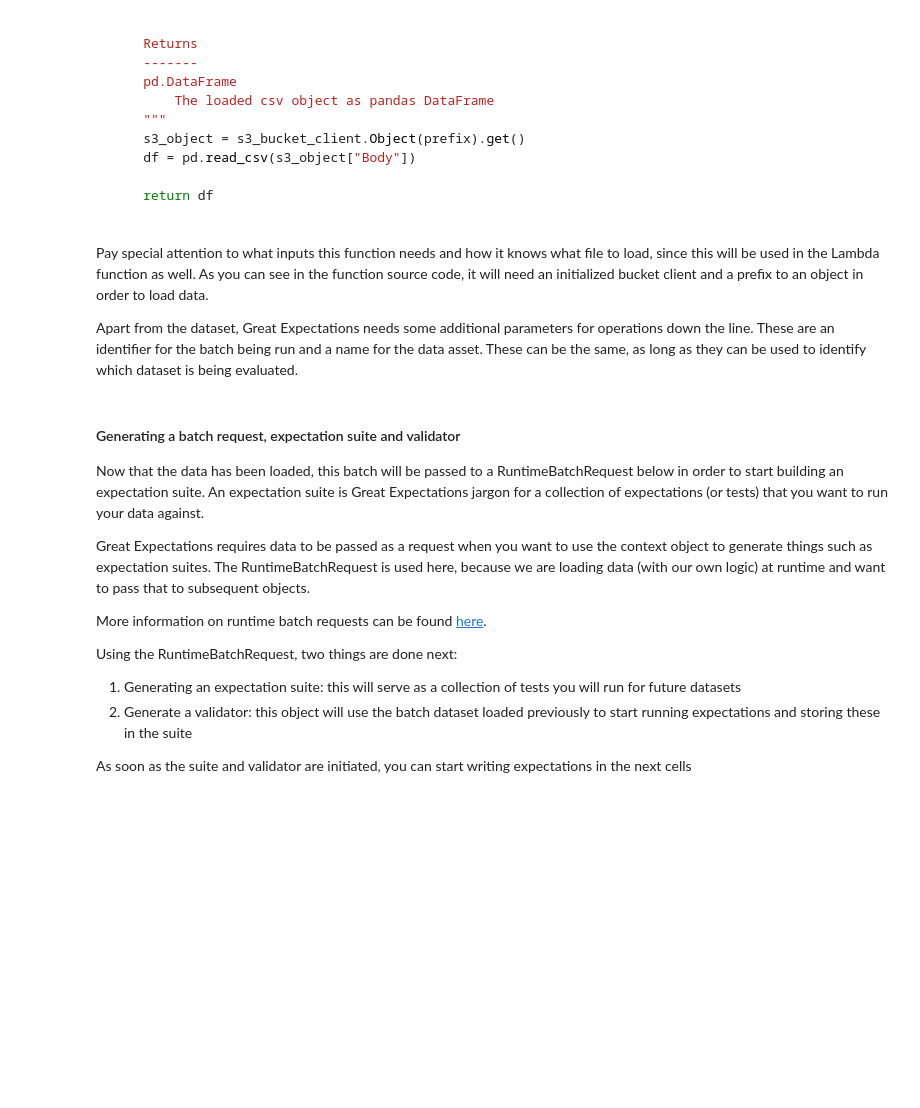
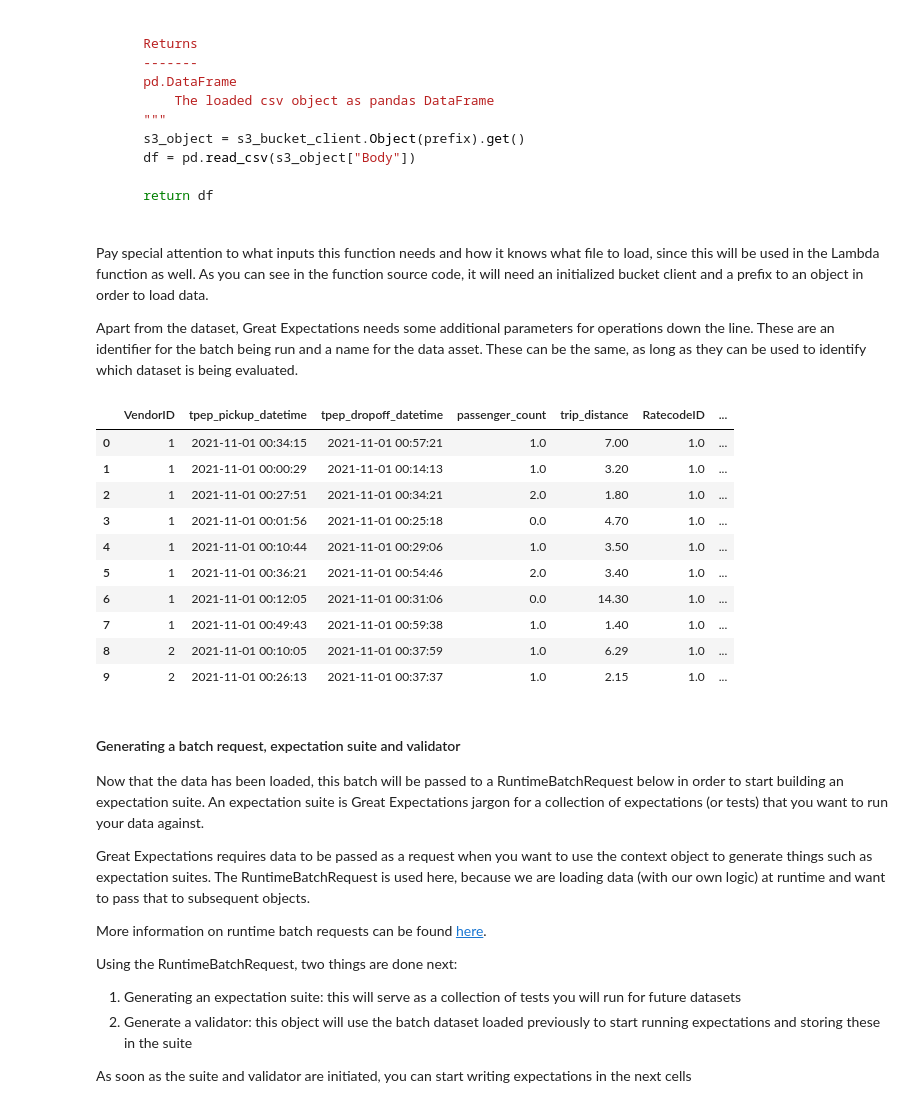
Before and after one commit to jschra/grater_expectations, a Jupyter notebook: bootstrap_files/Azure/tutorial_files/tutorial_notebook.ipynb, the cells around one changed output. Cells and saved outputs as stored; diff of their text form; code cells hidden in the pictures; blank space fills up the shorter version.

```diff
--- a/bootstrap_files/Azure/tutorial_files/tutorial_notebook.ipynb
+++ b/bootstrap_files/Azure/tutorial_files/tutorial_notebook.ipynb
@@ -259,19 +259,37 @@ Pay special attention to what inputs this function needs and how it knows what f
 
 Apart from the dataset, Great Expectations needs some additional parameters for operations down the line. These are an identifier for the batch being run and a name for the data asset. These can be the same, as long as they can be used to identify which dataset is being evaluated.
 # %%
-# -- Get blobs in tutorial data container, pick first
-container_client = blob_service_client.get_container_client(test_config.data_container_name)
-list_blobs = [blob.name for blob in container_client.list_blobs()]
-asset_name = list_blobs[0]
+# -- Get list of blobs in data container, use the first
+list_files = get_file_keys_from_container(
+    blob_service_client=blob_service_client,
+    container_name=test_config.data_container_name,
+)
+asset_path = list_files[0]
+asset_name = asset_path.split("/")[-1]
 
 # -- Load dataset
-blob_client = blob_service_client.get_blob_client(container=test_config.data_container_name, blob=asset_name)
-downloaded_blob = blob_client.download_blob()
-df_batch = pd.read_csv(StringIO(downloaded_blob.content_as_text()))
+df_batch = load_data(
+    blob_service_client=blob_service_client,
+    container_name=test_config.data_container_name,
+    path_csv=asset_path,
+)
 batch_identifier = "tutorial_batch_dataset"
+
 
 # -- Show top rows of the dataset to get an idea of its contents
 df_batch.head(10)
+# %% [output]
+|  | VendorID | tpep_pickup_datetime | tpep_dropoff_datetime | passenger_count | trip_distance | RatecodeID | ... |
+| 0 | 1 | 2021-11-01 00:34:15 | 2021-11-01 00:57:21 | 1.0 | 7.00 | 1.0 | ... |
+| 1 | 1 | 2021-11-01 00:00:29 | 2021-11-01 00:14:13 | 1.0 | 3.20 | 1.0 | ... |
+| 2 | 1 | 2021-11-01 00:27:51 | 2021-11-01 00:34:21 | 2.0 | 1.80 | 1.0 | ... |
+| 3 | 1 | 2021-11-01 00:01:56 | 2021-11-01 00:25:18 | 0.0 | 4.70 | 1.0 | ... |
+| 4 | 1 | 2021-11-01 00:10:44 | 2021-11-01 00:29:06 | 1.0 | 3.50 | 1.0 | ... |
+| 5 | 1 | 2021-11-01 00:36:21 | 2021-11-01 00:54:46 | 2.0 | 3.40 | 1.0 | ... |
+| 6 | 1 | 2021-11-01 00:12:05 | 2021-11-01 00:31:06 | 0.0 | 14.30 | 1.0 | ... |
+| 7 | 1 | 2021-11-01 00:49:43 | 2021-11-01 00:59:38 | 1.0 | 1.40 | 1.0 | ... |
+| 8 | 2 | 2021-11-01 00:10:05 | 2021-11-01 00:37:59 | 1.0 | 6.29 | 1.0 | ... |
+| 9 | 2 | 2021-11-01 00:26:13 | 2021-11-01 00:37:37 | 1.0 | 2.15 | 1.0 | ... |
 # %% [markdown]
 #### Generating a batch request, expectation suite and validator
 Now that the data has been loaded, this batch will be passed to a RuntimeBatchRequest below in order to start building an expectation suite. An expectation suite is Great Expectations jargon for a collection of expectations (or tests) that you want to run your data against.
```
Also changed, not shown: parts of 1 cell of this notebook, 2 other files.
